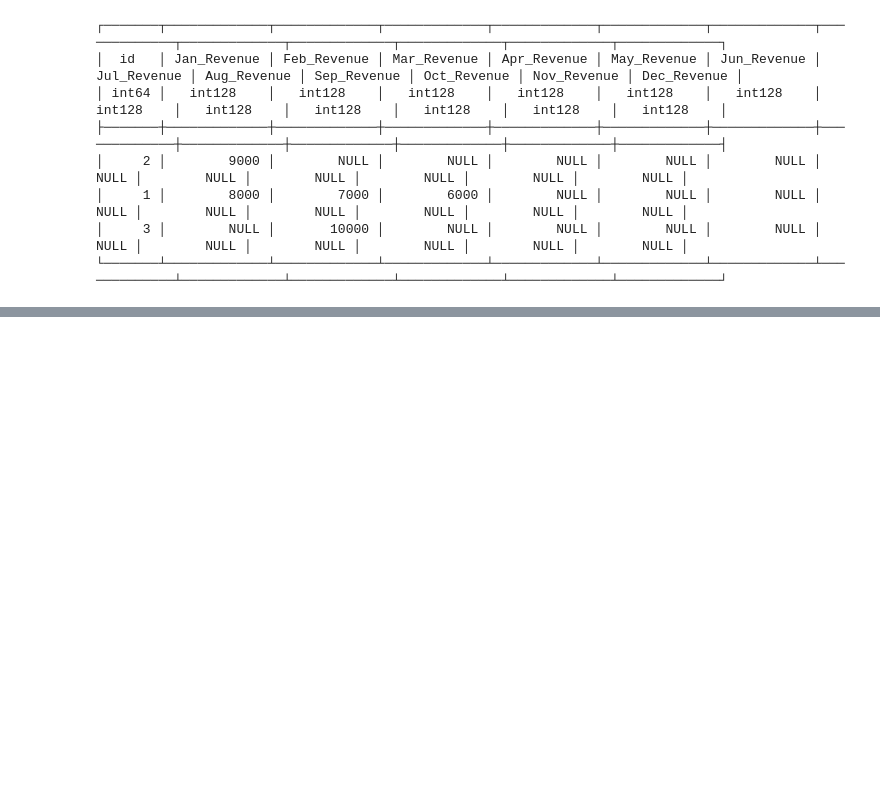
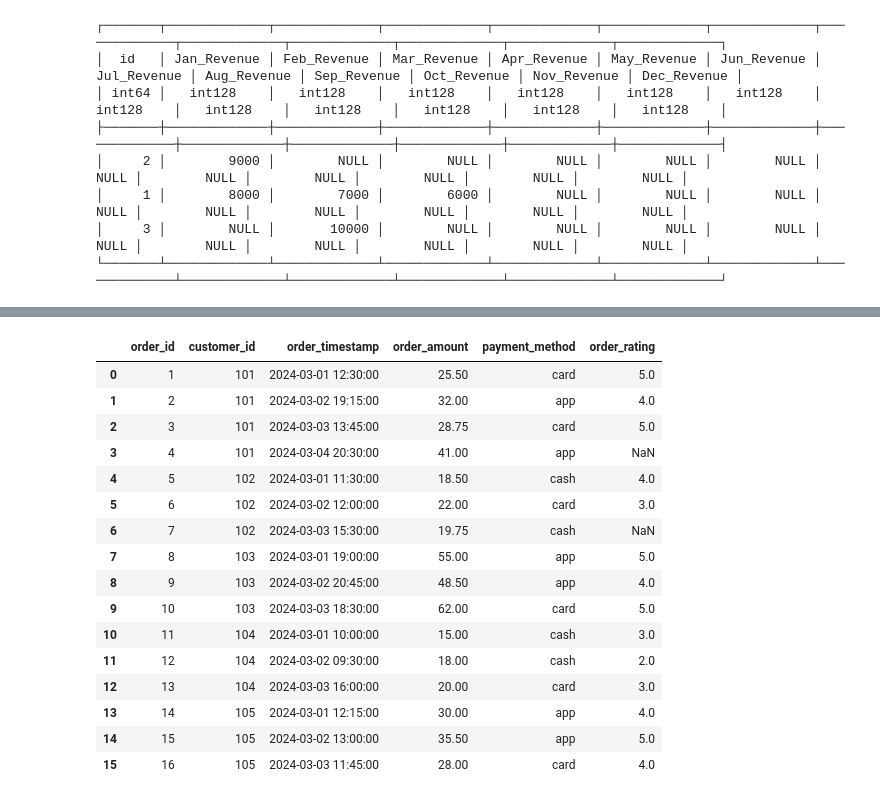
Before and after one commit to isaac-altair/SQL, a Jupyter notebook: Various_SQL_Exercises.ipynb, the cells around one changed output, grey strips where cells are left out. Drawn from its saved outputs; the diff is of its cells as text; code cells hidden in the pictures; blank space fills up the shorter version.

```diff
--- a/Various_SQL_Exercises.ipynb
+++ b/Various_SQL_Exercises.ipynb
@@ -2261,0 +4851,47 @@ from Department group by id
+# %%
+import pandas as pd
+import numpy as np
+import duckdb
+
+# Create the DataFrame
+data = {
+    "order_id": [1, 2, 3, 4, 5, 6, 7, 8, 9, 10, 11, 12, 13, 14, 15, 16],
+    "customer_id": [101, 101, 101, 101, 102, 102, 102, 103, 103, 103, 104, 104, 104, 105, 105, 105],
+    "order_timestamp": [
+        "2024-03-01 12:30:00", "2024-03-02 19:15:00", "2024-03-03 13:45:00", "2024-03-04 20:30:00",
+        "2024-03-01 11:30:00", "2024-03-02 12:00:00", "2024-03-03 15:30:00",
+        "2024-03-01 19:00:00", "2024-03-02 20:45:00", "2024-03-03 18:30:00",
+        "2024-03-01 10:00:00", "2024-03-02 09:30:00", "2024-03-03 16:00:00",
+        "2024-03-01 12:15:00", "2024-03-02 13:00:00", "2024-03-03 11:45:00"
+    ],
+    "order_amount": [25.50, 32.00, 28.75, 41.00, 18.50, 22.00, 19.75, 55.00, 48.50, 62.00, 15.00, 18.00, 20.00, 30.00, 35.50, 28.00],
+    "payment_method": ["card", "app", "card", "app", "cash", "card", "cash", "app", "app", "card", "cash", "cash", "card", "app", "app", "card"],
+    "order_rating": [5, 4, 5, np.nan, 4, 3, np.nan, 5, 4, 5, 3, 2, 3, 4, 5, 4]
+}
+
+df = pd.DataFrame(data)
+
+# Convert order_timestamp to datetime
+df["order_timestamp"] = pd.to_datetime(df["order_timestamp"])
+
+restaurant_orders = df
+
+restaurant_orders
+# %% [output]
+|  | order_id | customer_id | order_timestamp | order_amount | payment_method | order_rating |
+| 0 | 1 | 101 | 2024-03-01 12:30:00 | 25.50 | card | 5.0 |
+| 1 | 2 | 101 | 2024-03-02 19:15:00 | 32.00 | app | 4.0 |
+| 2 | 3 | 101 | 2024-03-03 13:45:00 | 28.75 | card | 5.0 |
+| 3 | 4 | 101 | 2024-03-04 20:30:00 | 41.00 | app | NaN |
+| 4 | 5 | 102 | 2024-03-01 11:30:00 | 18.50 | cash | 4.0 |
+| 5 | 6 | 102 | 2024-03-02 12:00:00 | 22.00 | card | 3.0 |
+| 6 | 7 | 102 | 2024-03-03 15:30:00 | 19.75 | cash | NaN |
+| 7 | 8 | 103 | 2024-03-01 19:00:00 | 55.00 | app | 5.0 |
+| 8 | 9 | 103 | 2024-03-02 20:45:00 | 48.50 | app | 4.0 |
+| 9 | 10 | 103 | 2024-03-03 18:30:00 | 62.00 | card | 5.0 |
+| 10 | 11 | 104 | 2024-03-01 10:00:00 | 15.00 | cash | 3.0 |
+| 11 | 12 | 104 | 2024-03-02 09:30:00 | 18.00 | cash | 2.0 |
+| 12 | 13 | 104 | 2024-03-03 16:00:00 | 20.00 | card | 3.0 |
+| 13 | 14 | 105 | 2024-03-01 12:15:00 | 30.00 | app | 4.0 |
+| 14 | 15 | 105 | 2024-03-02 13:00:00 | 35.50 | app | 5.0 |
+| 15 | 16 | 105 | 2024-03-03 11:45:00 | 28.00 | card | 4.0 |
```
Also changed, not shown: parts of 417 cells of this notebook.
